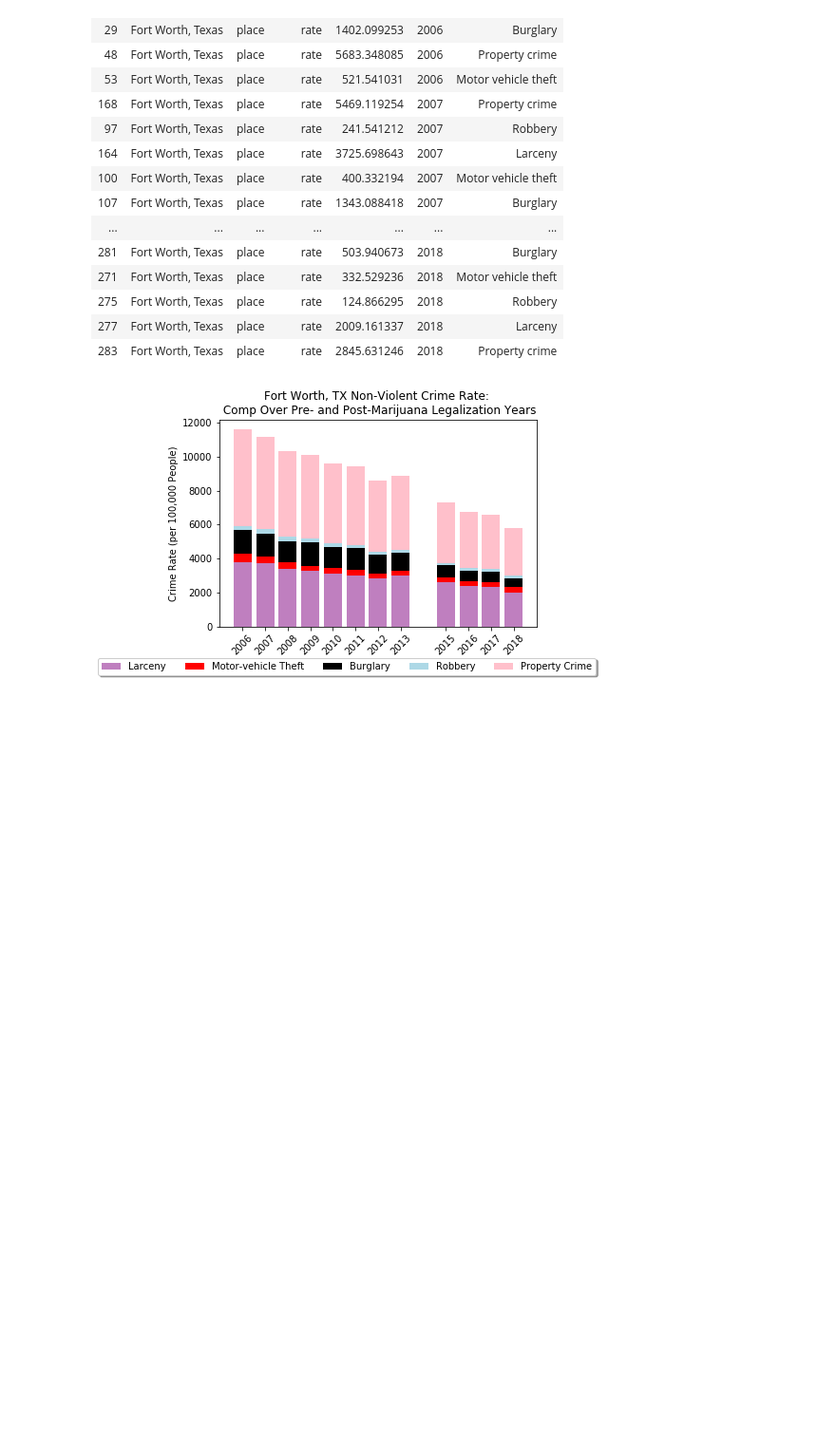
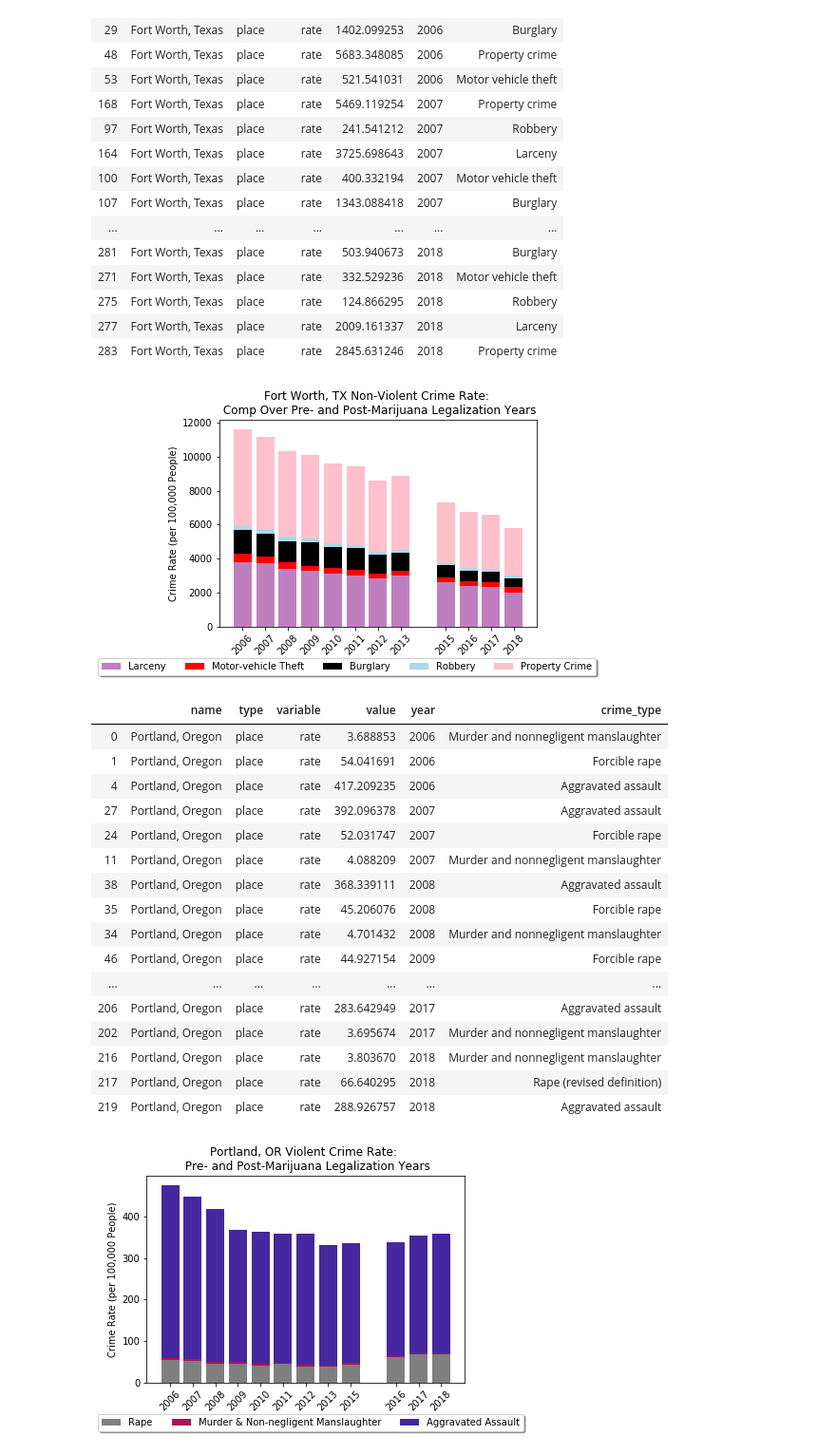
Before and after one commit to rose-gonoud/project1, a Jupyter notebook: Final Analysis.ipynb, the cells around one changed output. Shown at 95% size. Drawn from its saved outputs; the diff is of its cells as text; code cells hidden in the pictures; blank space fills up the shorter version.

```diff
--- a/CO_NY_CA_TX_finalAnalysis.ipynb
+++ b/Final Analysis.ipynb
@@ -841,3 +830,74 @@ TXcrimeRatesNVComparison
 | 277 | Fort Worth, Texas | place | rate | 2009.161337 | 2018 | Larceny |
 | 283 | Fort Worth, Texas | place | rate | 2845.631246 | 2018 | Property crime |
 [figure]
+# %%
+file_to_load6 = os.path.join("Output CSVs", "Portland.csv")
+
+# load your city's CSV in a dataframe
+PDXcrimeDF = pd.read_csv(file_to_load6)
+
+# filter whole NY dataset to just showing rates, not counts:
+PDXcrimeRates = PDXcrimeDF.loc[PDXcrimeDF["variable"] == "rate"]
+PDXcrimeRatesYears = PDXcrimeRates.loc[PDXcrimeRates["year"].isin(years)]
+PDXcrimeRatesYears = PDXcrimeRatesYears.drop_duplicates()
+# remove extraneous columns
+PDXcrimeRatesYears = PDXcrimeRatesYears.drop(columns=["key", "id", "place_name"])
+# sort the years to print in ascending order
+PDXcrimeRatesYears =PDXcrimeRatesYears.sort_values(['year'], ascending=[True])
+
+PDXyears = [2006, 2007, 2008, 2009, 2010, 2011, 2012, 2013, 2015, 2016, 2017, 2018]
+
+# create a list with the text of each violent-crime category and filter data again
+Vcrime = ["Forcible rape", "Murder and nonnegligent manslaughter", "Aggravated assault", "Rape (revised definition)", "Rape (legacy definition)"]
+PDXcrimeRatesViolent = PDXcrimeRatesYears.loc[PDXcrimeRatesYears["crime_type"].isin(Vcrime)]
+
+# Create seperate dataframes for each type of crime:
+
+# create another category for the rape-specific crime types
+rapeCategories = ["Forcible rape", "Rape (revised definition)", "Rape (legacy definition)"]
+PDXrape = PDXcrimeRatesViolent.loc[PDXcrimeRatesViolent["crime_type"].isin(rapeCategories)]
+# set the index of each dataframe to the year the data was from
+PDXrape = PDXrape.set_index(["year"])
+
+PDXmurder = PDXcrimeRatesViolent.loc[PDXcrimeRatesViolent["crime_type"] == "Murder and nonnegligent manslaughter"]
+PDXmurder = PDXmurder.set_index(["year"])
+
+PDXassault = PDXcrimeRatesViolent.loc[PDXcrimeRatesViolent["crime_type"] == "Aggravated assault"]
+PDXassault = PDXassault.set_index(["year"])
+
+# Create a stacked bar plot where each crime type is in a distinct color:
+
+# indices of each dataframe are the same size, can use arbitrary one for plot x-axis
+PDX_x_axis = PDXrape.index
+# each bar is a line here
+p1 = plt.bar(PDX_x_axis, PDXrape["value"], color='black', alpha=0.5, align="center")
+# the bottom arguments indicate where to start the second, third, etc bar in the set. From 2 on they become sums:
+p2 = plt.bar(PDX_x_axis, PDXmurder["value"].values, color='#AD1457', bottom=PDXrape["value"].values)
+p3 = plt.bar(PDX_x_axis, PDXassault["value"].values, color='#4527A0', bottom=(PDXmurder["value"] + PDXrape["value"]).values)
+
+tick_locations = [value for value in PDX_x_axis]
+plt.xticks(tick_locations, PDXyears, rotation=45)
+plt.title("Portland, OR Violent Crime Rate: \n Pre- and Post-Marijuana Legalization Years")
+plt.ylabel("Crime Rate (per 100,000 People)")
+plt.legend((p1[0], p2[0], p3[0]), ("Rape", "Murder & Non-negligent Manslaughter", "Aggravated Assault"), bbox_to_anchor=(1.2, -0.13),
+          fancybox=True, shadow=True, ncol=5)
+PDXcrimeRatesViolent
+# %% [output]
+|  | name | type | variable | value | year | crime_type |
+| 0 | Portland, Oregon | place | rate | 3.688853 | 2006 | Murder and nonnegligent manslaughter |
+| 1 | Portland, Oregon | place | rate | 54.041691 | 2006 | Forcible rape |
+| 4 | Portland, Oregon | place | rate | 417.209235 | 2006 | Aggravated assault |
+| 27 | Portland, Oregon | place | rate | 392.096378 | 2007 | Aggravated assault |
+| 24 | Portland, Oregon | place | rate | 52.031747 | 2007 | Forcible rape |
+| 11 | Portland, Oregon | place | rate | 4.088209 | 2007 | Murder and nonnegligent manslaughter |
+| 38 | Portland, Oregon | place | rate | 368.339111 | 2008 | Aggravated assault |
+| 35 | Portland, Oregon | place | rate | 45.206076 | 2008 | Forcible rape |
+| 34 | Portland, Oregon | place | rate | 4.701432 | 2008 | Murder and nonnegligent manslaughter |
+| 46 | Portland, Oregon | place | rate | 44.927154 | 2009 | Forcible rape |
+| ... | ... | ... | ... | ... | ... | ... |
+| 206 | Portland, Oregon | place | rate | 283.642949 | 2017 | Aggravated assault |
+| 202 | Portland, Oregon | place | rate | 3.695674 | 2017 | Murder and nonnegligent manslaughter |
+| 216 | Portland, Oregon | place | rate | 3.803670 | 2018 | Murder and nonnegligent manslaughter |
+| 217 | Portland, Oregon | place | rate | 66.640295 | 2018 | Rape (revised definition) |
+| 219 | Portland, Oregon | place | rate | 288.926757 | 2018 | Aggravated assault |
+[figure, added]
```
Also changed, not shown: parts of 7 cells of this notebook.
